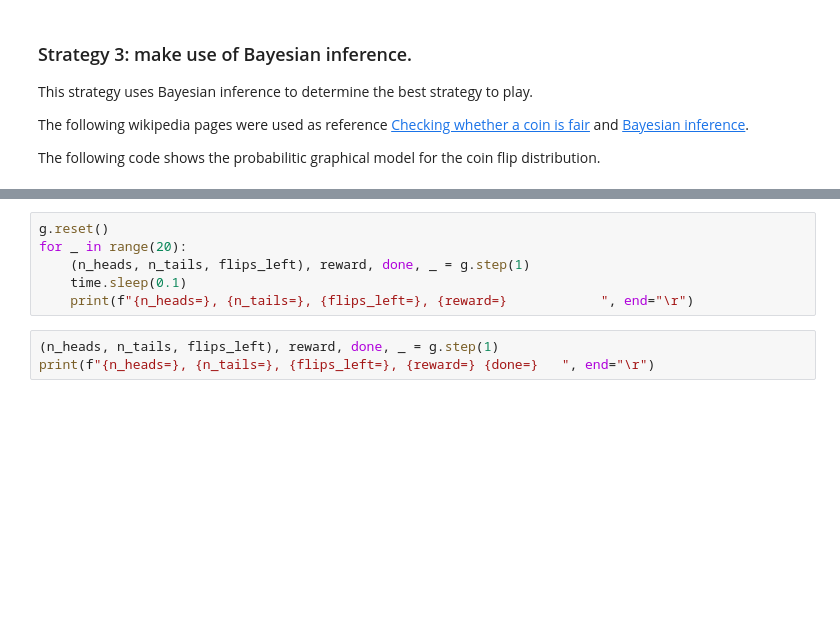
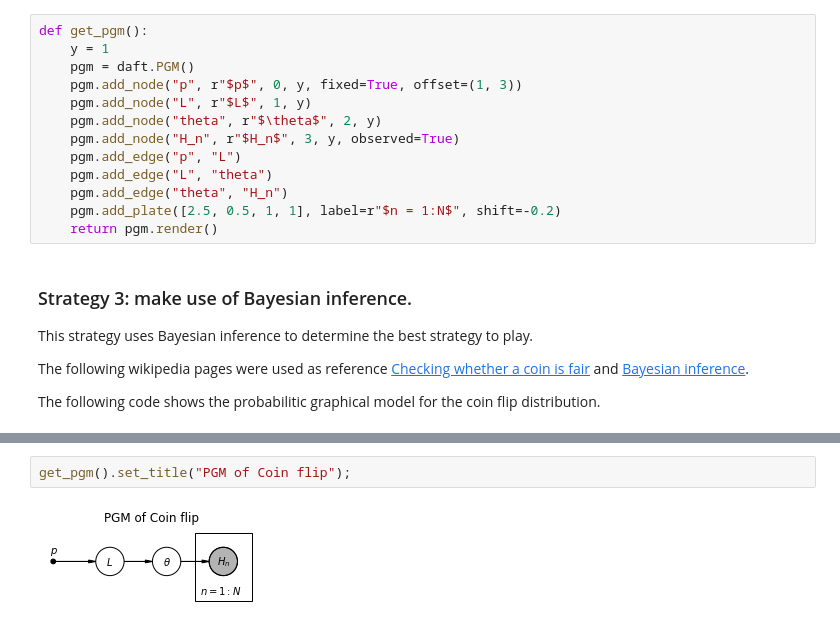
Before and after one commit to albertaillet/Primer_game, a Jupyter notebook: notebooks/strategies/bayesian_inference.ipynb, the cells around one changed output, grey strips where cells are left out. Saved outputs shown, nothing was run; the diff lists cells and outputs as text; blank space fills up the shorter version.

```diff
--- a/notebooks/strategies/bayesian_inference.ipynb
+++ b/notebooks/strategies/bayesian_inference.ipynb
@@ -15,3 +18,16 @@ from game_simulation import CoinGameSimulation
+# %%
+def get_pgm():
+    y = 1
+    pgm = daft.PGM()
+    pgm.add_node("p", r"$p$", 0, y, fixed=True, offset=(1, 3))
+    pgm.add_node("L", r"$L$", 1, y)
+    pgm.add_node("theta", r"$\theta$", 2, y)
+    pgm.add_node("H_n", r"$H_n$", 3, y, observed=True)
+    pgm.add_edge("p", "L")
+    pgm.add_edge("L", "theta")
+    pgm.add_edge("theta", "H_n")
+    pgm.add_plate([2.5, 0.5, 1, 1], label=r"$n = 1:N$", shift=-0.2)
+    return pgm.render()
 # %% [markdown]
 ### Strategy 3: make use of Bayesian inference.
 This strategy uses Bayesian inference to determine the best strategy to play.
@@ -145,9 +39,4 @@ while not done:
-# %%
-g.reset()
-for _ in range(20):
-    (n_heads, n_tails, flips_left), reward, done, _ = g.step(1)
-    time.sleep(0.1)
-    print(f"{n_heads=}, {n_tails=}, {flips_left=}, {reward=}            ", end="\r")
-# %%
-(n_heads, n_tails, flips_left), reward, done, _ = g.step(1)
-print(f"{n_heads=}, {n_tails=}, {flips_left=}, {reward=} {done=}   ", end="\r")
+# %%
+get_pgm().set_title("PGM of Coin flip");
+# %% [output]
+[figure, added]
```
Also changed, not shown: parts of 14 cells of this notebook, 2 other files.
